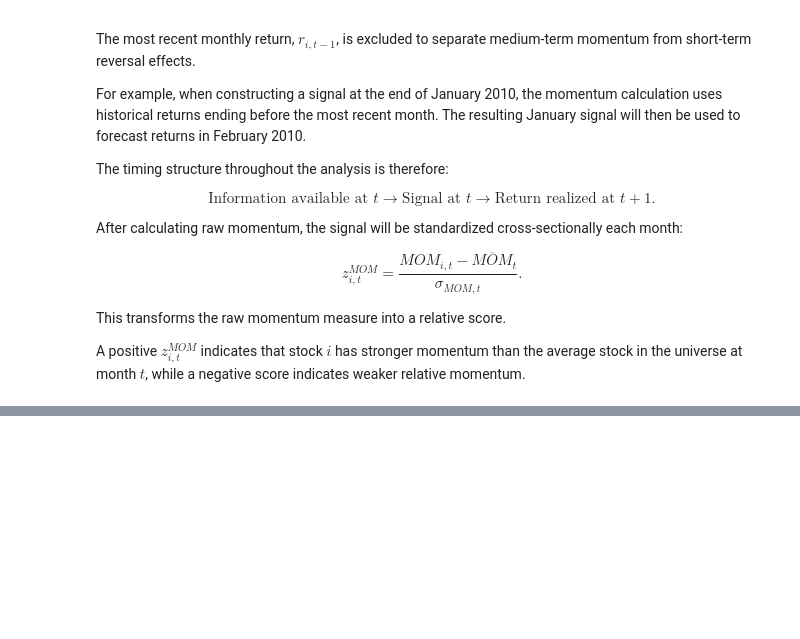
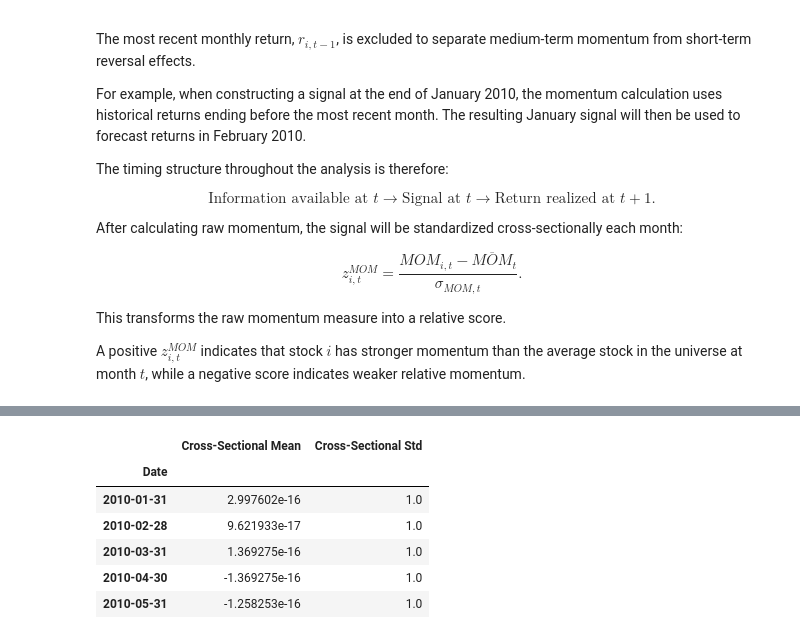
Before and after one commit to Bytb/Sandbox, a Jupyter notebook: APM/ValueAndMomentum.ipynb, the cells around one changed output, grey strips where cells are left out. Cells and saved outputs as stored; diff of their text form; code cells hidden in the pictures; blank space fills up the shorter version.

```diff
--- a/APM/ValueAndMomentum.ipynb
+++ b/APM/ValueAndMomentum.ipynb
@@ -427,0 +509,27 @@ A positive $z^{MOM}_{i,t}$ indicates that stock $i$ has stronger momentum than t
+# %%
+# Cross-sectional mean and standard deviation for each month
+momentum_mean = momentum.mean(axis=1)
+momentum_std = momentum.std(axis=1)
+
+# Cross-sectional momentum z-scores
+momentum_z = momentum.sub(momentum_mean, axis=0).div(
+    momentum_std,
+    axis=0
+)
+
+momentum_z.head()
+
+check = pd.DataFrame({
+    "Cross-Sectional Mean": momentum_z.mean(axis=1),
+    "Cross-Sectional Std": momentum_z.std(axis=1)
+})
+
+check.head()
+# %% [output]
+|  | Cross-Sectional Mean | Cross-Sectional Std |
+| Date |  |  |
+| 2010-01-31 | 2.997602e-16 | 1.0 |
+| 2010-02-28 | 9.621933e-17 | 1.0 |
+| 2010-03-31 | 1.369275e-16 | 1.0 |
+| 2010-04-30 | -1.369275e-16 | 1.0 |
+| 2010-05-31 | -1.258253e-16 | 1.0 |
```
Also changed, not shown: parts of 10 cells of this notebook.
